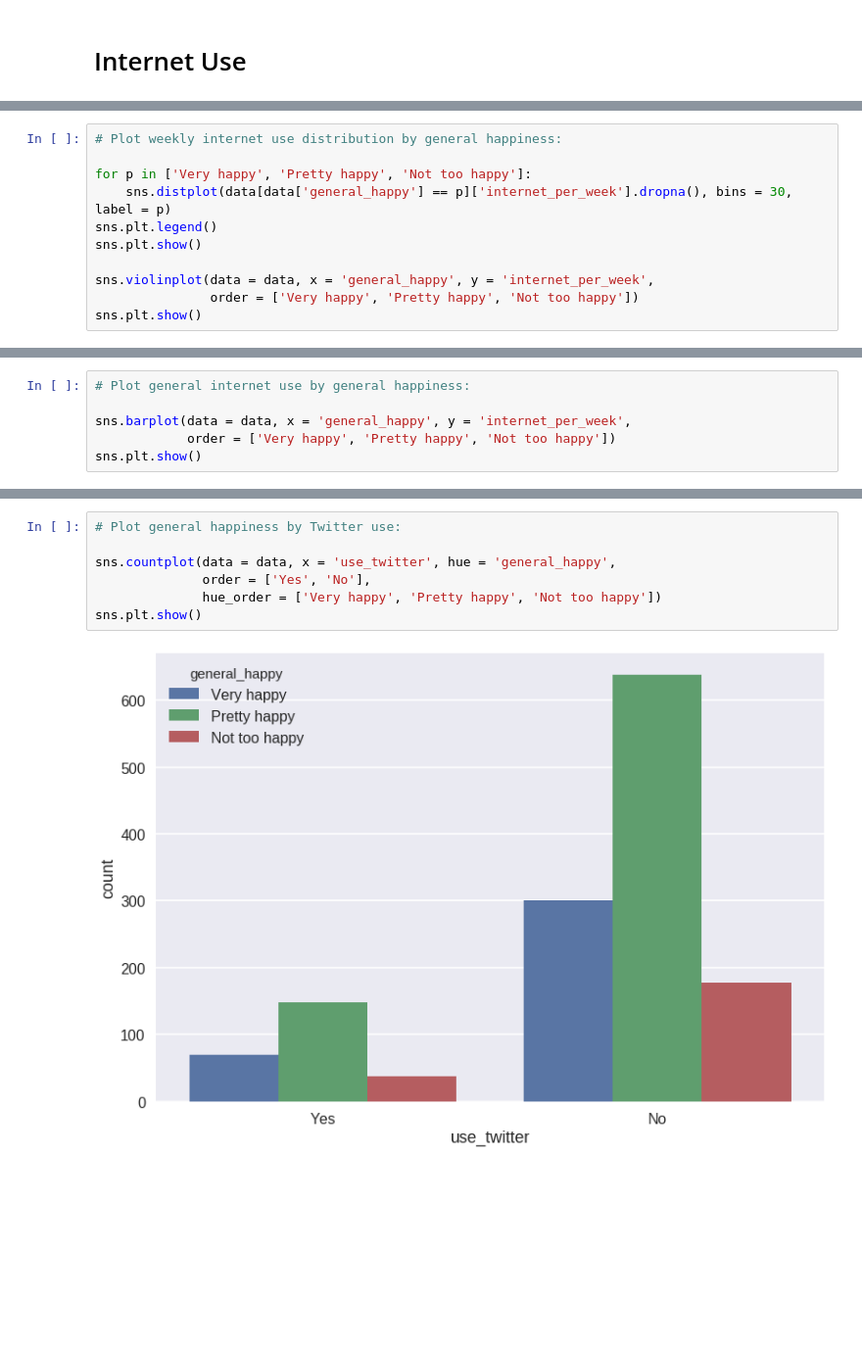
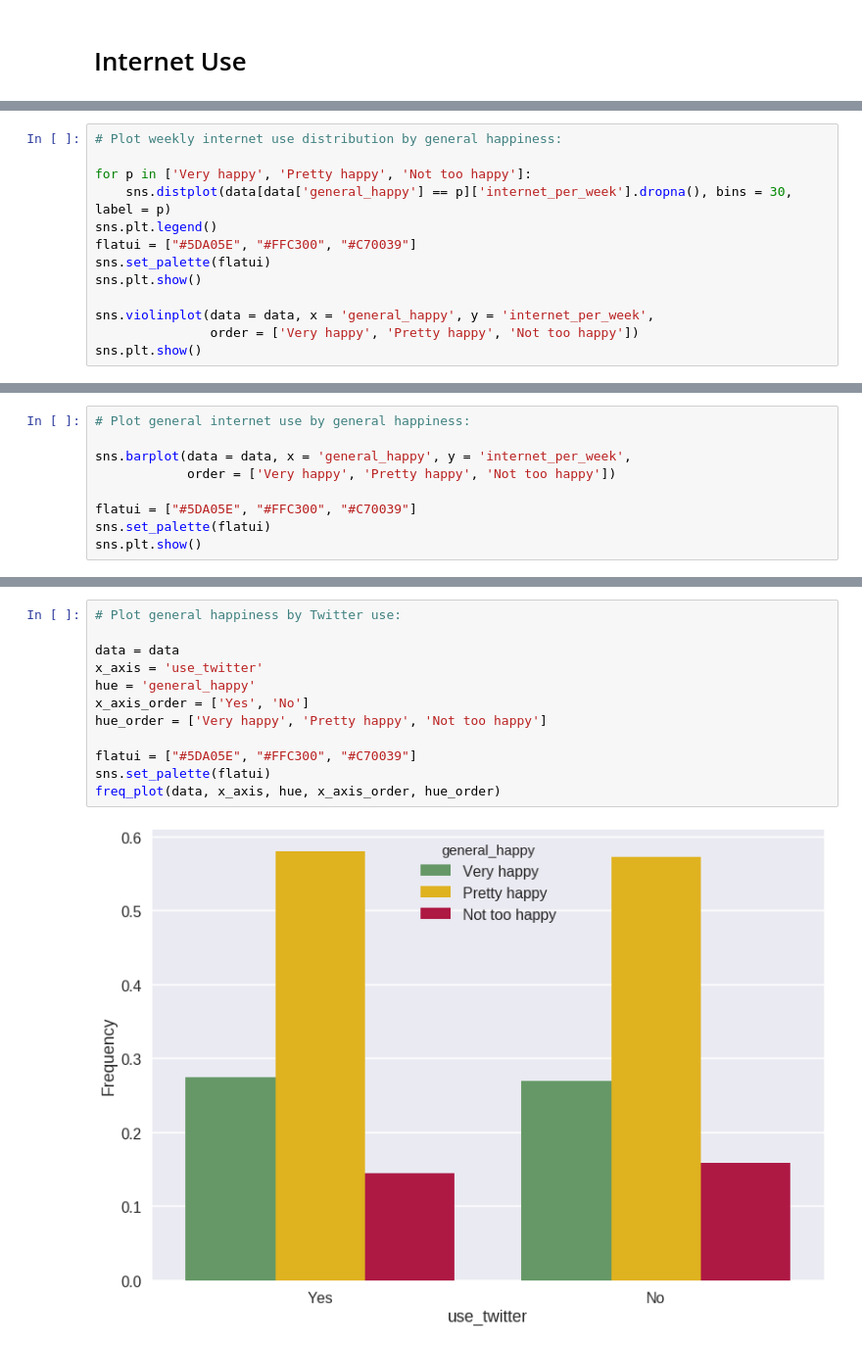
Before and after one commit to ContextLab/storytelling-with-data, a Jupyter notebook: data-stories/happiness/internet-use.ipynb, the cells around one changed output, grey strips where cells are left out. Shown at 98% size. Cells and saved outputs as stored; diff of their text form; blank space fills up the shorter version.

```diff
--- a/data-stories/happiness/internet-use.ipynb
+++ b/data-stories/happiness/internet-use.ipynb
@@ -56,6 +100,8 @@ sns.plt.show()
 for p in ['Very happy', 'Pretty happy', 'Not too happy']:
     sns.distplot(data[data['general_happy'] == p]['internet_per_week'].dropna(), bins = 30, label = p)
 sns.plt.legend()
+flatui = ["#5DA05E", "#FFC300", "#C70039"]
+sns.set_palette(flatui)
 sns.plt.show()
 
 sns.violinplot(data = data, x = 'general_happy', y = 'internet_per_week',
@@ -69,5 +115,8 @@ sns.plt.show()
 
 sns.barplot(data = data, x = 'general_happy', y = 'internet_per_week',
             order = ['Very happy', 'Pretty happy', 'Not too happy'])
+
+flatui = ["#5DA05E", "#FFC300", "#C70039"]
+sns.set_palette(flatui)
 sns.plt.show()
 # %% [output]
@@ -101,12 +150,17 @@ sns.plt.show()
 # %%
 # Plot general happiness by Twitter use:
 
-sns.countplot(data = data, x = 'use_twitter', hue = 'general_happy',
-              order = ['Yes', 'No'],
-              hue_order = ['Very happy', 'Pretty happy', 'Not too happy'])
-sns.plt.show()
+data = data
+x_axis = 'use_twitter'
+hue = 'general_happy'
+x_axis_order = ['Yes', 'No']
+hue_order = ['Very happy', 'Pretty happy', 'Not too happy']
+
+flatui = ["#5DA05E", "#FFC300", "#C70039"]
+sns.set_palette(flatui)
+freq_plot(data, x_axis, hue, x_axis_order, hue_order)
 # %% [output]
-[figure, old version]
+[figure, new version]
 # %%
 # Plot weekly happiness by Twitter use:
 
```
Also changed, not shown: parts of 14 cells of this notebook, 1 other file.
